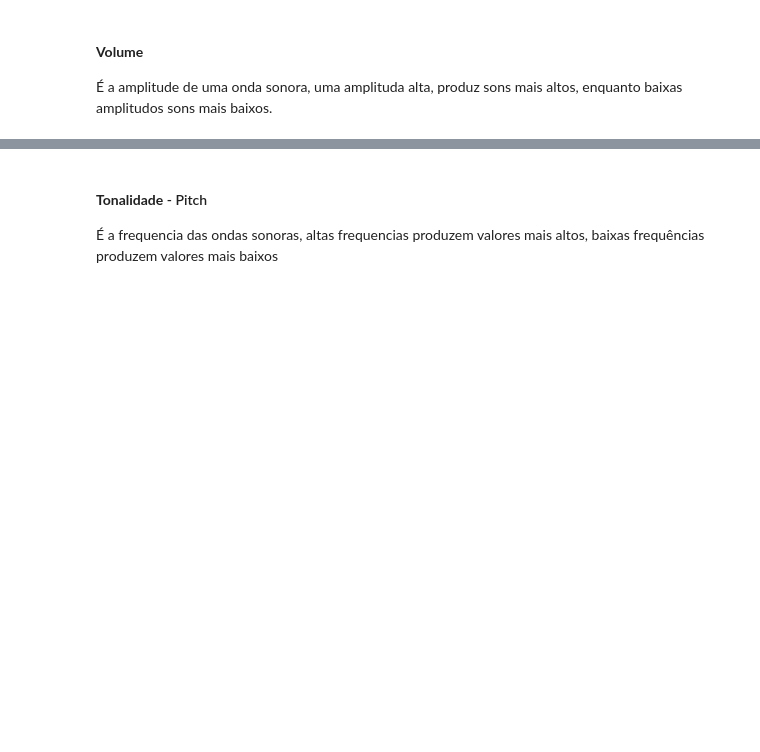
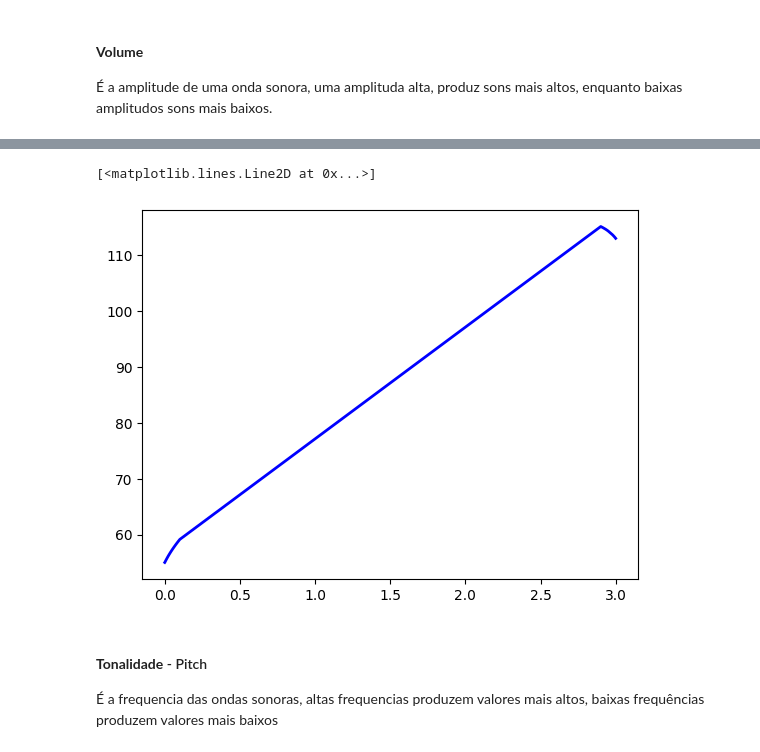
Before and after one commit to leandronunescorreia/audio-processing, a Jupyter notebook: audio_processing_basics.ipynb, the cells around one changed output, grey strips where cells are left out. Saved outputs shown, nothing was run; the diff lists cells and outputs as text; code cells hidden in the pictures; blank space fills up the shorter version.

```diff
--- a/audio_processing_basics.ipynb
+++ b/audio_processing_basics.ipynb
@@ -215,3 +235,17 @@ draw_wave(tempo, audio, 'b', duracao, 1000, amplitude+.2)
+# %%
+def compute_power_db(x, Fs, win_len_sec=0.1, power_ref=10**(-12)):
+    win_len = round(win_len_sec * Fs)
+    win = np.ones(win_len) / win_len
+    power_db = 10 * np.log10(np.convolve(x**2, win, mode='same') / power_ref)
+    return power_db
+
+win_len_sec = 0.2
+power_db = compute_power_db(audio, Fs=taxa_amostragem, win_len_sec=win_len_sec)
+# %%
+plt.plot(tempo_array, power_db, 'b',lw=2)
+# %% [output]
+[<matplotlib.lines.Line2D at 0x...>]
+[figure, added]
 # %% [markdown]
 #### **Tonalidade** - Pitch
 
```
Also changed, not shown: parts of 18 cells of this notebook, 2 other files.
